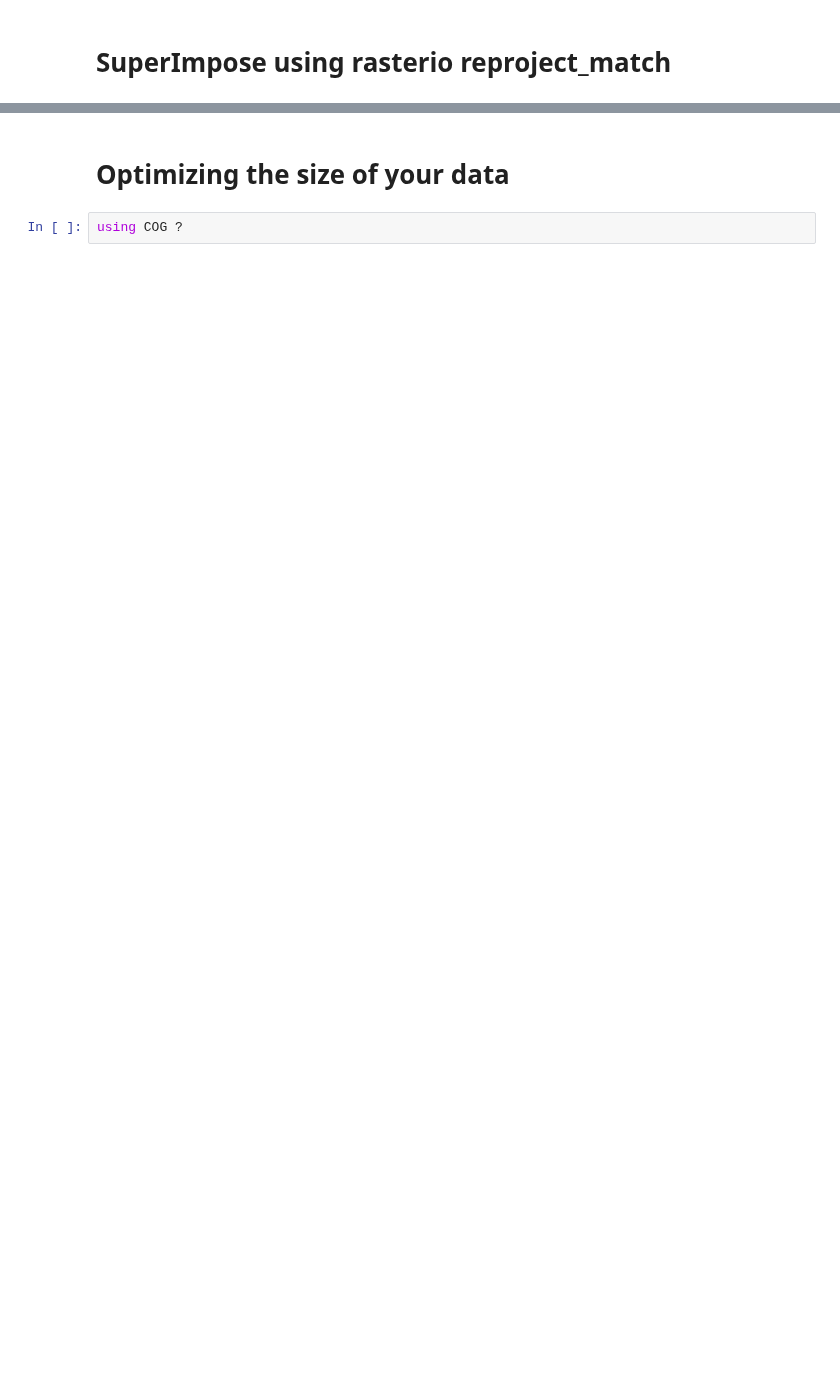
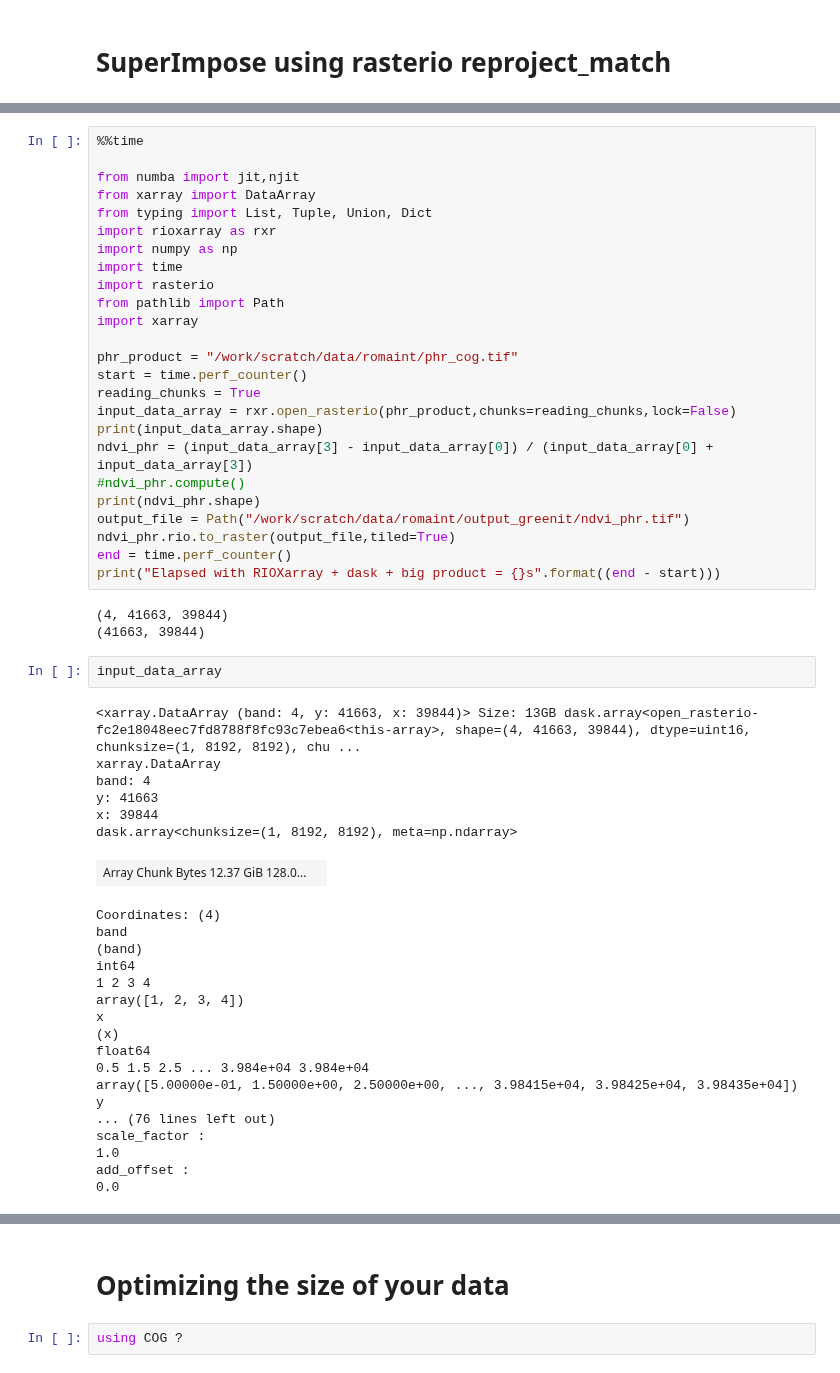
Before and after one commit to tromain/pluto-tuto, a Jupyter notebook: tuto_greenit.ipynb, the cells around one changed output, grey strips where cells are left out. Saved outputs shown, nothing was run; the diff lists cells and outputs as text; blank space fills up the shorter version.

```diff
--- a/tuto_greenit.ipynb
+++ b/tuto_greenit.ipynb
@@ -383,0 +370,55 @@ Wall time: 12.5 s
+# %%
+%%time
+
+from numba import jit,njit
+from xarray import DataArray
+from typing import List, Tuple, Union, Dict
+import rioxarray as rxr
+import numpy as np
+import time
+import rasterio
+from pathlib import Path
+import xarray
+
+phr_product = "/work/scratch/data/romaint/phr_cog.tif"
+start = time.perf_counter()
+reading_chunks = True
+input_data_array = rxr.open_rasterio(phr_product,chunks=reading_chunks,lock=False)
+print(input_data_array.shape)
+ndvi_phr = (input_data_array[3] - input_data_array[0]) / (input_data_array[0] + input_data_array[3])
+#ndvi_phr.compute()
+print(ndvi_phr.shape)
+output_file = Path("/work/scratch/data/romaint/output_greenit/ndvi_phr.tif")
+ndvi_phr.rio.to_raster(output_file,tiled=True)
+end = time.perf_counter()
+print("Elapsed with RIOXarray + dask + big product = {}s".format((end - start)))
+# %% [output]
+(4, 41663, 39844)
+(41663, 39844)
+# %%
+input_data_array
+# %% [output]
+<xarray.DataArray (band: 4, y: 41663, x: 39844)> Size: 13GB dask.array<open_rasterio-fc2e18048eec7fd8788f8fc93c7ebea6<this-array>, shape=(4, 41663, 39844), dtype=uint16, chunksize=(1, 8192, 8192), chu ...
+xarray.DataArray
+band: 4
+y: 41663
+x: 39844
+dask.array<chunksize=(1, 8192, 8192), meta=np.ndarray>
+| Array Chunk Bytes 12.37 GiB 128.0... |  |
+Coordinates: (4)
+band
+(band)
+int64
+1 2 3 4
+array([1, 2, 3, 4])
+x
+(x)
+float64
+0.5 1.5 2.5 ... 3.984e+04 3.984e+04
+array([5.00000e-01, 1.50000e+00, 2.50000e+00, ..., 3.98415e+04, 3.98425e+04, 3.98435e+04])
+y
+... (76 lines left out)
+scale_factor :
+1.0
+add_offset :
+0.0
```
Also changed, not shown: parts of 22 cells of this notebook.
